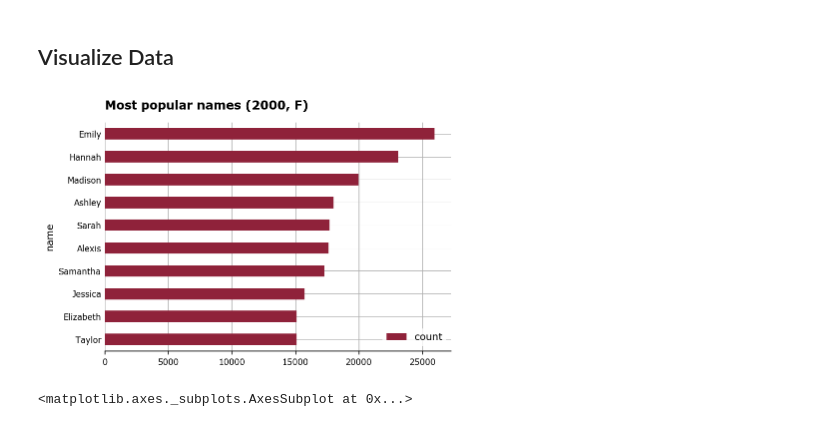
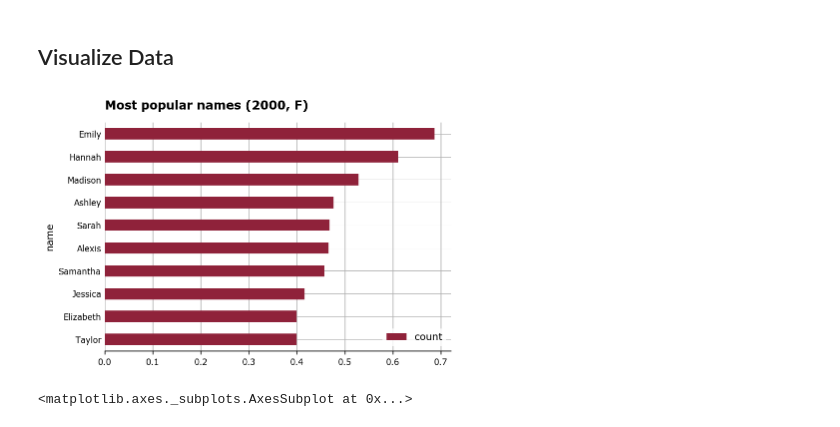
Before and after one commit to frtennis1/am115-baby-names, a Jupyter notebook: 01-data-exploration.ipynb, the cells around one changed output. Drawn from its saved outputs; the diff is of its cells as text; code cells hidden in the pictures.

```diff
--- a/01-data-exploration.ipynb
+++ b/01-data-exploration.ipynb
@@ -15,6 +15,8 @@ df = df.set_index(['year', 'name', 'gender']).sort_index()
 # %% [output]
 CPU times: user 5.63 s, sys: 731 ms, total: 6.36 s
 Wall time: 7.7 s
+# %%
+pct_df = 100 * df / df.groupby('year').transform('sum')
 # %%
 df.head()
 # %% [output]
@@ -45,6 +49,6 @@ def plot_name_popularity(name, center=False):
     name_series.plot(ax=plt.gca())
 # %%
-def plot_top_names(year, gender, n=10):
+def plot_top_names(year, gender, df=df, n=10):
     top_names =  (df.xs(year, level='year')
                     .xs(gender, level='gender')
                     .sort_values('count', ascending=False)
@@ -57,9 +61,9 @@ def plot_top_names(year, gender, n=10):
 # %% [markdown]
 ## Visualize Data
 # %%
-plot_top_names(2000, 'F')
+plot_top_names(2000, 'F', pct_df,)
 # %% [output]
-[figure, old version]
+[figure, new version]
 # %%
 get_name_series('Irene').plot()
 # %% [output]
```
Also changed, not shown: parts of 7 cells of this notebook, 4 other files.
